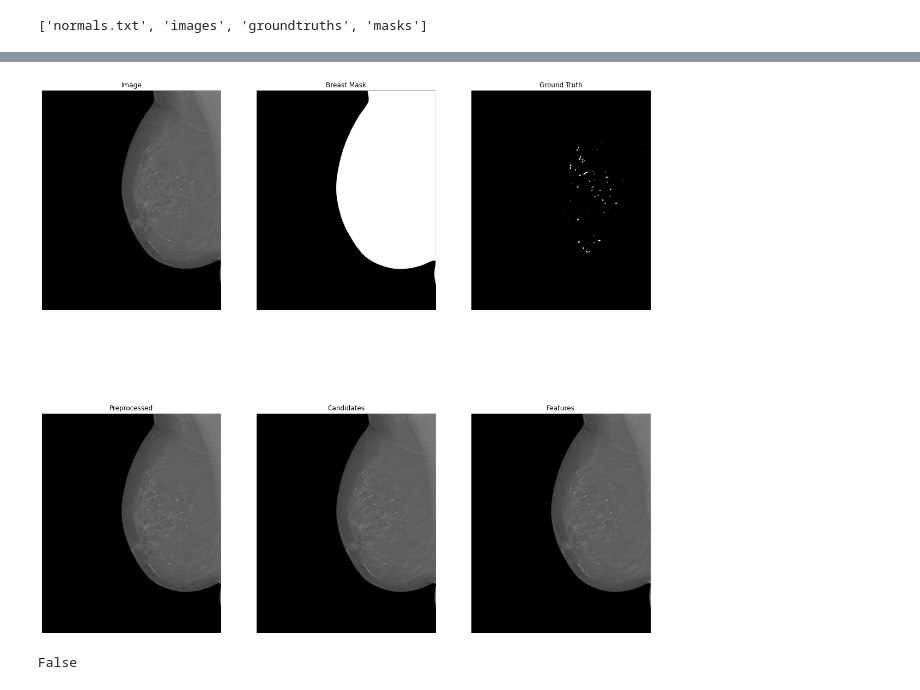
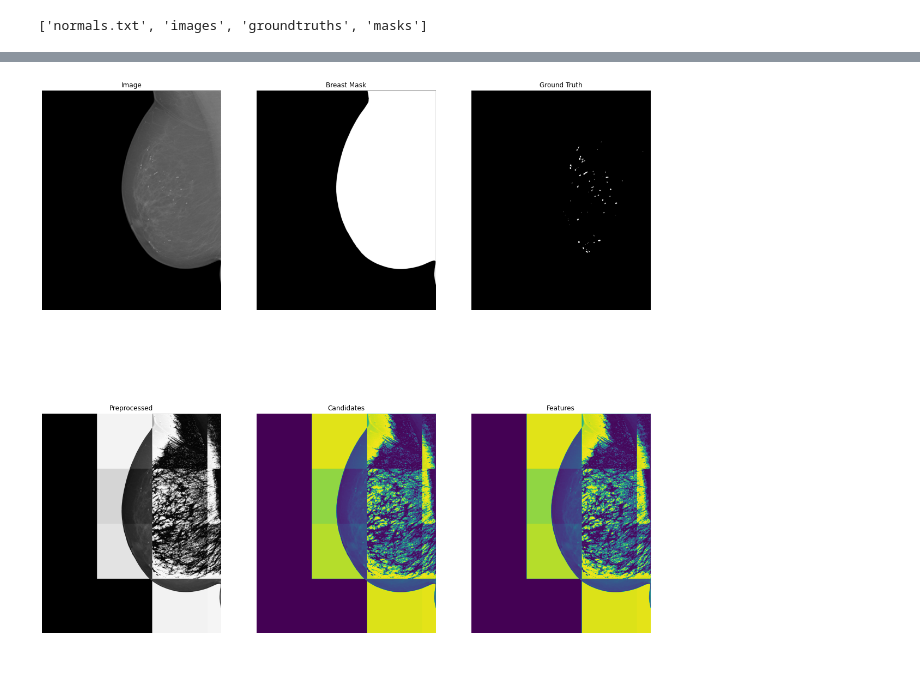
Before and after one commit to emyesme/CalcificationDetection, a Jupyter notebook: calcificationTestImageProcessing.ipynb, the cells around one changed output, grey strips where cells are left out. Drawn from its saved outputs; the diff is of its cells as text; code cells hidden in the pictures.

Commit message:
test common pywavelet for enhancement

```diff
--- a/calcificationTestImageProcessing.ipynb
+++ b/calcificationTestImageProcessing.ipynb
@@ -91,9 +98,38 @@ import cv2
-# %%
-# preprocessing
-# here explain what you code
-def preprocessing(matrix, mask):
-  preprocessed = matrix
-  return preprocessed
+# %%
+# preprocessing
+# here explain what you code
+def preprocessing(matrix, mask):
+
+  import pywt
+
+  # enhancement
+  # Comparing the Performance of Image Enhancement Methods
+  # to Detect Microcalcification Clusters in Digital Mammography, Moradmand, Hajar, 2012
+
+  # Five-level   discrete   wavelet decomposition  was  employed  by  using  Asymmetric Daubechies  of  order  8;
+
+  # normal wavelet from stackoverflow
+  # convert to grayscale
+  grayscale = cv2.cvtColor(matrix, cv2.COLOR_BGR2GRAY)
+
+  # convert to float
+  arrayFloat = np.float32(grayscale)
+  arrayFloat /= 255
+
+  # compute coefficients
+  coeffs = pywt.wavedec2(arrayFloat,'haar',level=10)
+
+  #process coefficients
+  coeffs_H = list(coeffs)
+  coeffs_H[0] *= 0
+
+  # reconstruction
+  arrayFloat_H = pywt.waverec2(coeffs_H, 'haar')
+  arrayFloat_H *= 255
+  arrayFloat_H = np.uint8(arrayFloat_H)
+
+  preprocessed = arrayFloat_H
+  return preprocessed
 # %%
 # candidateExtraction
 # here explain what you code
@@ -171,35 +205,35 @@ for image, breastMask, groundTruth in zip(images, breastMasks, groundTruths):
     # switch off the axis of the plot
     axis[0][0].axis('off')
     # set a title for the plot
     axis[0][0].set_title('Image')
 
     axis[0][1].imshow(imgMask)
     axis[0][1].axis('off')
     axis[0][1].set_title('Breast Mask')
 
     axis[0][2].imshow(imgGroundTruth)
     axis[0][2].axis('off')
     axis[0][2].set_title('Ground Truth')
 
-    axis[1][0].imshow(preprocessed)
+    axis[1][0].imshow(preprocessed, cmap='gray')
     axis[1][0].axis('off')
     axis[1][0].set_title('Preprocessed')
 
     axis[1][1].imshow(candidates)
     axis[1][1].axis('off')
     axis[1][1].set_title('Candidates')
 
     axis[1][2].imshow(features)
     axis[1][2].axis('off')
     axis[1][2].set_title('Features')
 
     # display figure with image
     plt.show()
 
     # display image with other function
     #cv2_imshow(features)
 # %% [output]
-[figure, old version]
+[figure, new version]
 # %%
 # save images
 
@@ -209,5 +243,3 @@ cv2.imwrite(os.path.join('/content',
                         'Results',
                          "image1.png"),
             features)
-# %% [output]
-False
```
Also changed, not shown: parts of 5 cells of this notebook.
